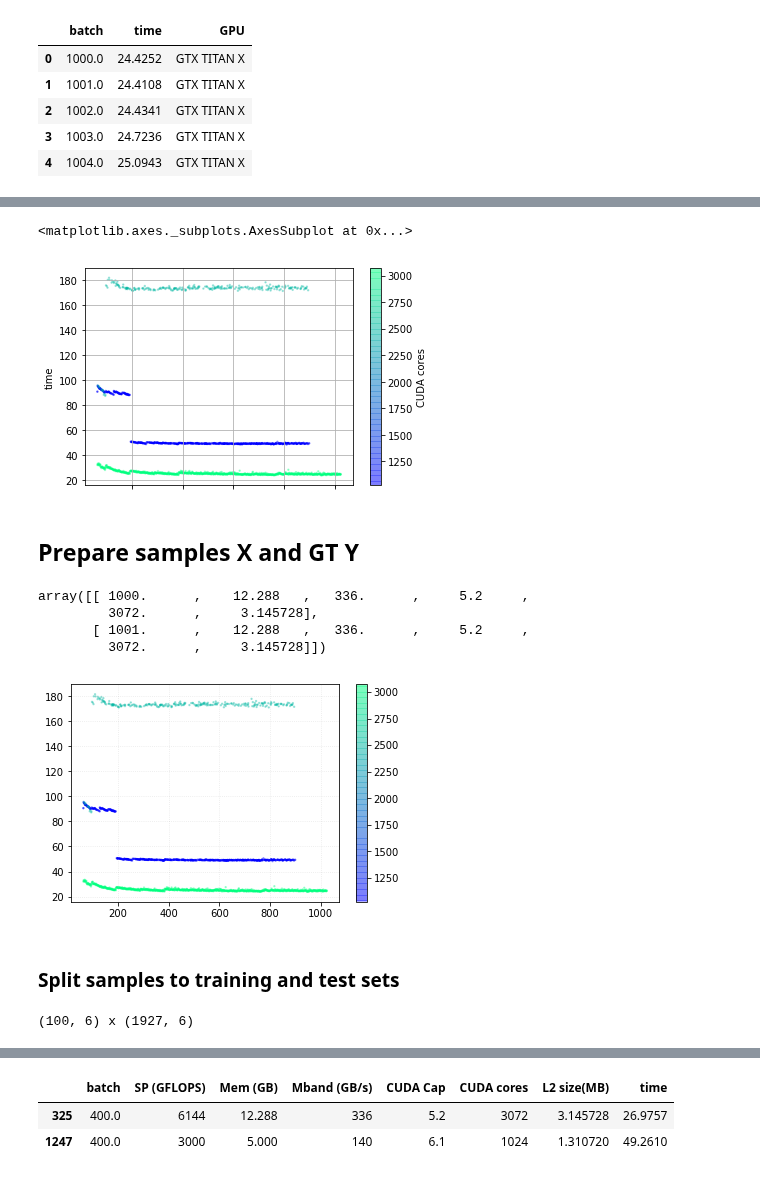
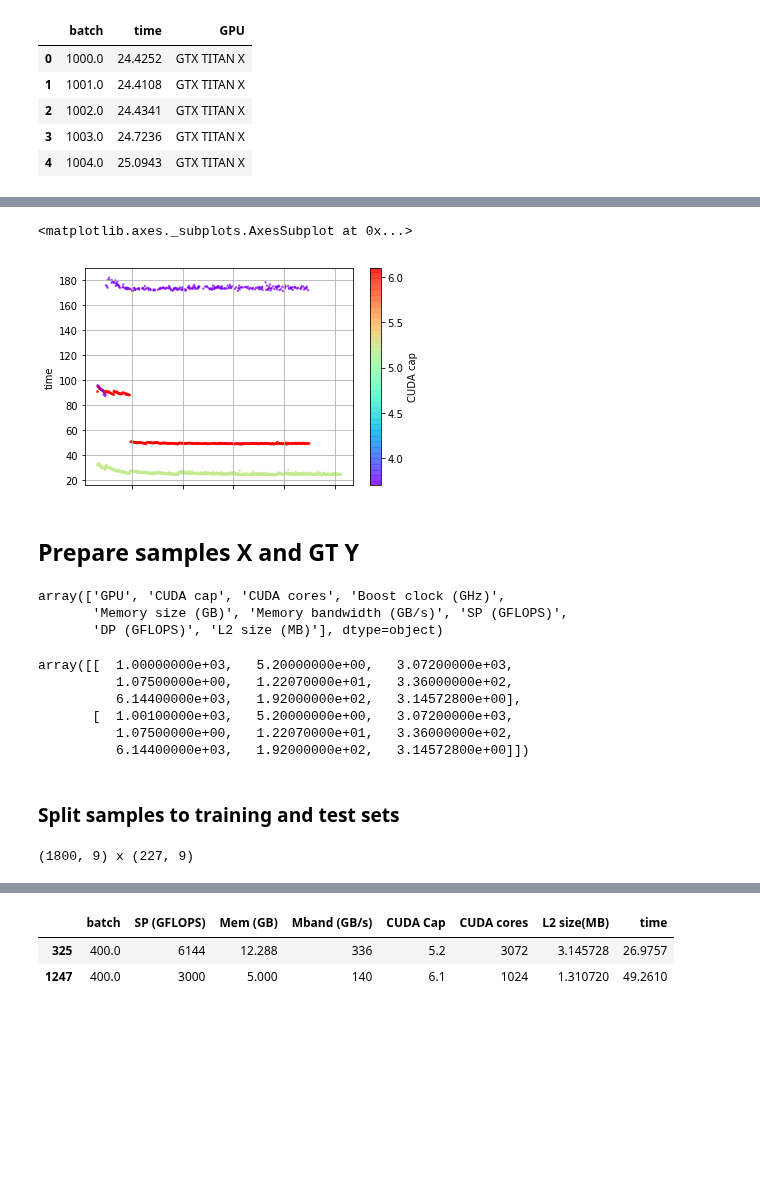
Before and after one commit to pyotr777/mlbenchmarks, a Jupyter notebook: Chainer/microseries_predict_time_multiplatforms_MSEperTrainSetSize.ipynb, the cells around one changed output, grey strips where cells are left out. Drawn from its saved outputs; the diff is of its cells as text; code cells hidden in the pictures; blank space fills up the shorter version.

```diff
--- a/Chainer/microseries_predict_time_multiplatforms_MSEperTrainSetSize.ipynb
+++ b/Chainer/microseries_predict_time_multiplatforms_MSEperTrainSetSize.ipynb
@@ -234,0 +231,3 @@ mdf.head()
+# %%
+GPU_df = pd.read_csv("../GPU_data.csv")
+GPU_df.head()
@@ -235,3 +239,2 @@ mdf.head()
 # %%
-GPUs_df.rename({"GPU model":"GPU"},axis="columns",inplace=True)
-GPUs_df.head()
+GPU_df.rename({"GPU model":"GPU"},axis=1,inplace=True)
@@ -243,5 +248,5 @@ GPUs_df.head()
 # %%
 # SQL-like join
-df = pd.merge(mdf,GPUs_df,on="GPU")
+df = pd.merge(mdf,GPU_df,on="GPU")
 df[df["GPU"]=="K80"].head()
 # %% [output]
@@ -254,36 +271,39 @@ df[df["GPU"]=="K80"].head()
 # %%
-df.plot(kind="scatter",x="batch",y="time",c="CUDA cores",grid=True,alpha=0.3,s=2,colormap="winter")
+df.plot(kind="scatter",x="batch",y="time",c="CUDA cap",grid=True,alpha=0.6,s=2,colormap="rainbow")
 # %% [output]
 <matplotlib.axes._subplots.AxesSubplot at 0x...>
-[figure, old version]
+[figure, new version]
 # %% [markdown]
 ## Prepare samples X and GT Y
+# %%
+GPU_df.columns.values
+# %% [output]
+array(['GPU', 'CUDA cap', 'CUDA cores', 'Boost clock (GHz)',
+       'Memory size (GB)', 'Memory bandwidth (GB/s)', 'SP (GFLOPS)',
+       'DP (GFLOPS)', 'L2 size (MB)'], dtype=object)
 # %%
-X = df[["batch","Mem (GB)","Mband (GB/s)", "CUDA Cap", "CUDA cores", "L2 size(MB)"]].values
+features = ['batch', 'CUDA cap', 'CUDA cores', 'Boost clock (GHz)',  'Memory size (GB)', 'Memory bandwidth (GB/s)', 'SP (GFLOPS)',
+       'DP (GFLOPS)', 'L2 size (MB)']
+X = df[features].values
 Y = df["time"].values
 X.shape
 X[:2]
 # %% [output]
-array([[ 1000.      ,    12.288   ,   336.      ,     5.2     ,
-         3072.      ,     3.145728],
-       [ 1001.      ,    12.288   ,   336.      ,     5.2     ,
-         3072.      ,     3.145728]])
+array([[  1.00000000e+03,   5.20000000e+00,   3.07200000e+03,
+          1.07500000e+00,   1.22070000e+01,   3.36000000e+02,
+          6.14400000e+03,   1.92000000e+02,   3.14572800e+00],
+       [  1.00100000e+03,   5.20000000e+00,   3.07200000e+03,
+          1.07500000e+00,   1.22070000e+01,   3.36000000e+02,
+          6.14400000e+03,   1.92000000e+02,   3.14572800e+00]])
-# %%
-fig = plt.scatter(x=X[:,0],y=Y,c=X[:,4],s=2,alpha=0.3,cmap="winter")
-plt.grid(linestyle=":",alpha=0.3)
-plt.colorbar()
-plt.show()
-# %% [output]
-[figure, removed]
 # %% [markdown]
 ### Split samples to training and test sets
 # %%
 # Create training and test sets.
-train_size=100
+train_size=1800
 X_train, X_test, Y_train, Y_test = train_test_split(
     X, Y, train_size=train_size, shuffle = True)
 
 print X_train.shape,"x",X_test.shape
 # %% [output]
-(100, 6) x (1927, 6)
+(1800, 9) x (227, 9)
 # %%
```
Also changed, not shown: parts of 26 cells of this notebook.
